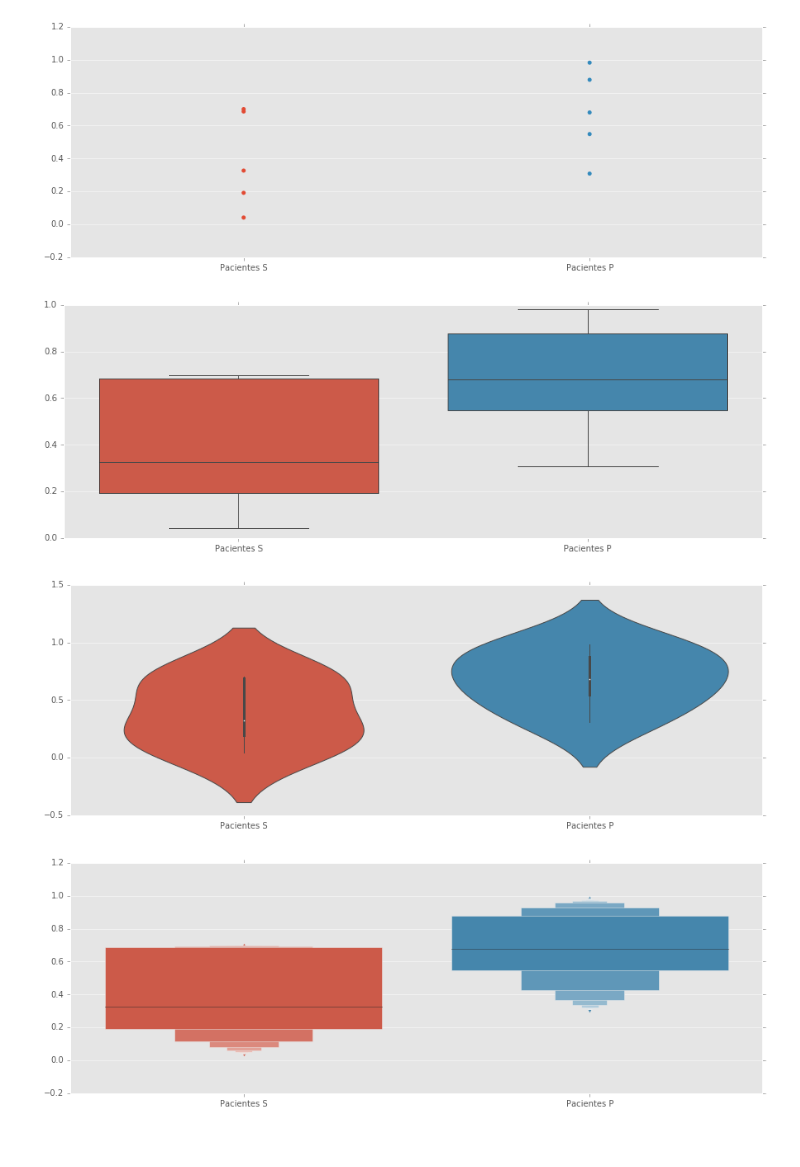
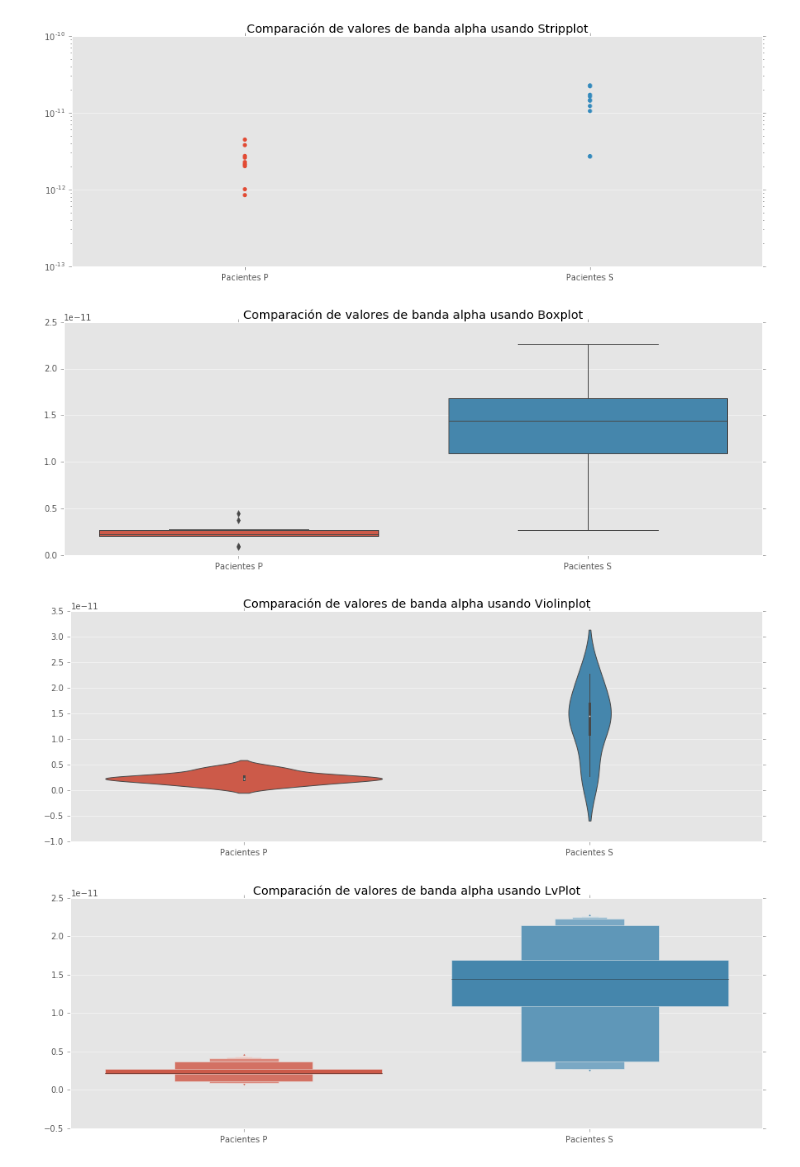
Before and after one commit to fedepatane/ciencia_datos_tp2, a Jupyter notebook: Informe TP2.ipynb, the cells around one changed output. Drawn from its saved outputs; the diff is of its cells as text; code cells hidden in the pictures.

```diff
--- a/Informe TP2.ipynb
+++ b/Informe TP2.ipynb
@@ -8,6 +18,3 @@ import scipy.signal as sps
 import scipy.io as sio
 %matplotlib inline
 matplotlib.style.use('ggplot')
-# %%
-p01 = sio.loadmat('P01.mat')['data']
-s01 = sio.loadmat('S01.mat')['data']
@@ -133,6 +129,4 @@ plt.show()
 # %%
-# Ejercicio 1.a.2)
-
 from scipy.interpolate import interp1d
 
 plt.figure(figsize=(15, 10))
@@ -144,7 +138,7 @@ for e in range(0, electrodos):
     for data in dfs :
         densities = []
         for i in range(0, dataEpochs(data)):
-            f, Pxx_den = sps.welch(data.loc[e,i], fs=250)
+            f, Pxx_den = sps.welch(data.loc[e,i], fs=250, nperseg=251)
             densities.append(Pxx_den)
         f = np.asarray(f)
         densities = np.asarray(densities)
@@ -154,6 +148,7 @@ for e in range(0, electrodos):
     fnew = np.linspace(0, 50, num=1000, endpoint=True)
     plt.plot(fnew, func(fnew))
 
+plt.title(("Potencia media por frecuencia").decode('utf-8'))
 plt.xlabel('Frecuencia (Hz)')
 plt.ylabel('Potencia')
 plt.show()
@@ -162,6 +161,4 @@ plt.show()
 # %%
-# Ejercicio 1.b)
-
 def get_espectro(frecuencia, potencia):
     delta, theta, alpha, beta, gamma = 0, 0, 0, 0, 0
     i = 0
@@ -186,11 +183,15 @@ def calcularBandasDeFrecuencia(data, paciente):
     deltaProm , thetaProm , alphaProm , betaProm , gammaProm = [], [], [], [], []
     bandas = []
     for e in range(0, electrodos):
-        for i in range(0, epochs):
+        for i in range(0, dataEpochs(data)):
             f, Pxx_den = sps.welch(data.loc[e,i], fs=250)
             delta , theta , alpha , beta , gamma = get_espectro(f , Pxx_den)
             bandas.append(np.asarray([delta, theta, alpha, beta, gamma]))
     bandas = np.asarray(bandas).mean(axis=0)
+    graficarBandas(bandas, paciente)
+    return bandas
+
+def graficarBandas(bandas, paciente):
     D = {'delta': bandas[0], 'theta': bandas[1], 'alpha': bandas[2], 'beta': bandas[3], 'gamma': bandas[4] }
     plt.figure(figsize=(10, 5))
     plt.bar(range(len(D)), D.values(), align='center')
@@ -200,7 +201,6 @@ def calcularBandasDeFrecuencia(data, paciente):
     plt.xlabel('Banda de frecuencia')
     plt.ylabel('Potencia')
     plt.show()
-    return bandas
 
 n = 1
 bandasFrecuencia = []
@@ -271,49 +286,43 @@ def calcularBandasDeFrecuencia3(a):
 # %%
-# Ejercicio 1.c)
-
 def compararBanda(dataset):
     plt.figure(figsize=(15, 5))
+    plt.title(("Comparación de valores de banda alpha usando Stripplot").decode('utf-8'))
+    plt.yscale('log')
     sns.stripplot(data=dataset)
     plt.show()
 
     plt.figure(figsize=(15, 5))
+    plt.title(("Comparación de valores de banda alpha usando Boxplot").decode('utf-8'))
     sns.boxplot(data=dataset)
     plt.show()
 
     plt.figure(figsize=(15, 5))
+    plt.title(("Comparación de valores de banda alpha usando Violinplot").decode('utf-8'))
     sns.violinplot(data=dataset)
     plt.show()
 
     plt.figure(figsize=(15, 5))
+    plt.title(("Comparación de valores de banda alpha usando LvPlot").decode('utf-8'))
     sns.lvplot(data=dataset)
     plt.show()
 
     plt.figure(figsize=(15, 5))
+    plt.title(("Comparación de valores de banda alpha usando Pointplot").decode('utf-8'))
     sns.pointplot(data=dataset)
     plt.show()
 
     plt.figure(figsize=(15, 5))
+    plt.title(("Comparación de valores de banda alpha usando Barplot").decode('utf-8'))
     sns.barplot(data=dataset)
     plt.show()
 
-#     tira un error:
-#     plt.figure(figsize=(15, 5))
-#     sns.countplot(data=dataset)
-#     plt.show()
-
-# alphas['Pacientes P'] = bandasFrecuencia[0:5,2]
-# alphas['Pacientes S'] = bandasFrecuencia[5:10,2]
-
 alphas = pd.DataFrame([])
-alphas['Pacientes S'] = np.random.rand(5)
-alphas['Pacientes P'] = np.random.rand(5)
-
-# Normales = S
-# Disminuidas = P
+alphas['Pacientes P'] = bandasFrecuencia[0:10,2]
+alphas['Pacientes S'] = bandasFrecuencia[10:20,2]
 
 compararBanda(alphas)
 # %% [output]
-[figure, old version]
+[figure, new version]
-[figure, old version]
+[figure, new version]
-[figure, old version]
+[figure, new version]
-[figure, old version]
+[figure, new version]
```
Also changed, not shown: parts of 25 cells of this notebook.
